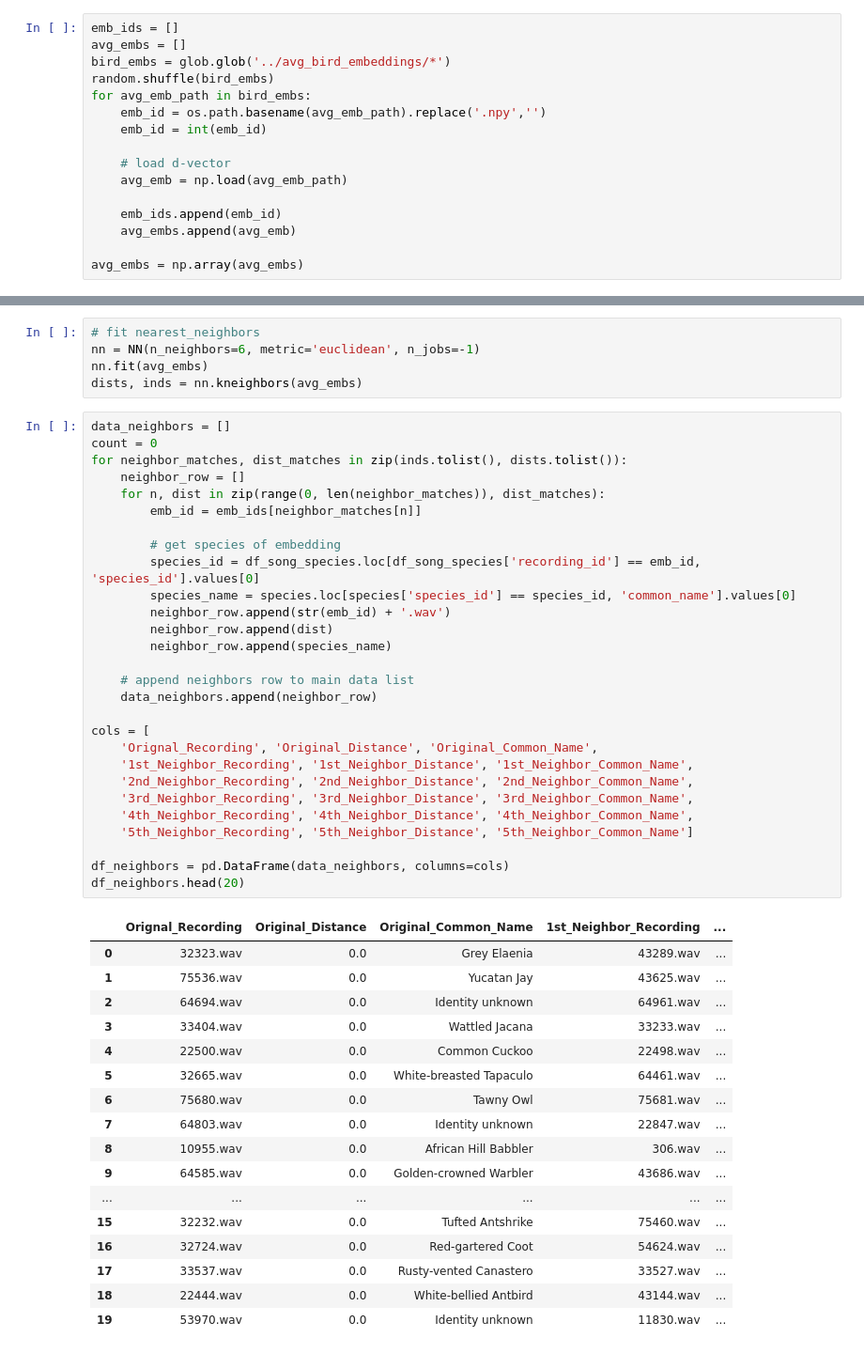
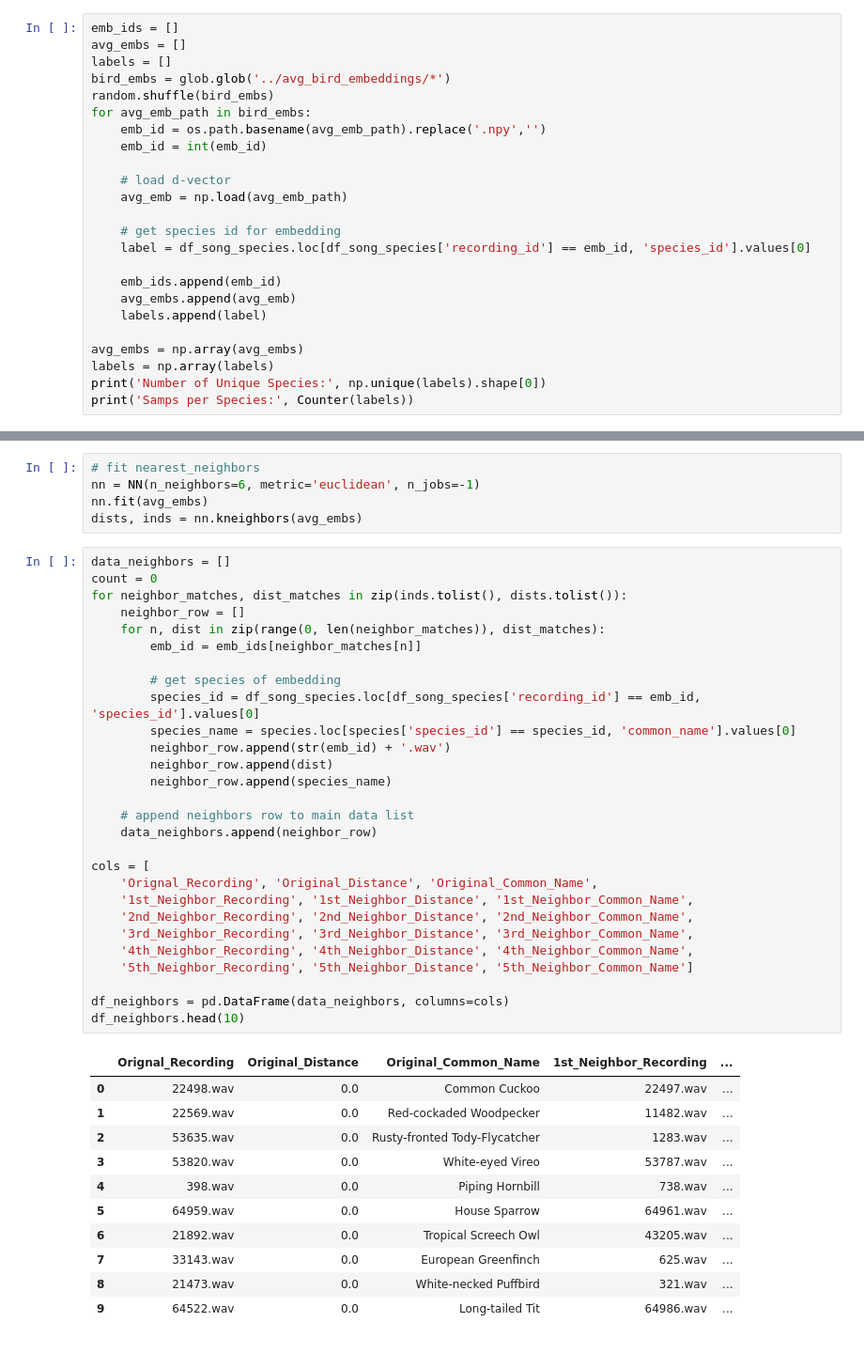
Before and after one commit to jcanad3/wing_speech, a Jupyter notebook: prediction/nearest_neighbors.ipynb, the cells around one changed output, grey strips where cells are left out. Shown at 94% size. Drawn from its saved outputs; the diff is of its cells as text.

```diff
--- a/prediction/nearest_neighbors.ipynb
+++ b/prediction/nearest_neighbors.ipynb
@@ -9,6 +16,7 @@ species = pd.read_csv('../preprocess_data/species_keys.csv')
 # %%
 emb_ids = []
 avg_embs = []
+labels = []
 bird_embs = glob.glob('../avg_bird_embeddings/*')
 random.shuffle(bird_embs)
 for avg_emb_path in bird_embs:
@@ -18,7 +26,14 @@ for avg_emb_path in bird_embs:
     # load d-vector
     avg_emb = np.load(avg_emb_path)
 
+    # get species id for embedding
+    label = df_song_species.loc[df_song_species['recording_id'] == emb_id, 'species_id'].values[0]
+
     emb_ids.append(emb_id)
     avg_embs.append(avg_emb)
+    labels.append(label)
 
 avg_embs = np.array(avg_embs)
+labels = np.array(labels)
+print('Number of Unique Species:', np.unique(labels).shape[0])
+print('Samps per Species:', Counter(labels))
@@ -30,47 +48,41 @@ dists, inds = nn.kneighbors(avg_embs)
 # %%
 data_neighbors = []
 count = 0
 for neighbor_matches, dist_matches in zip(inds.tolist(), dists.tolist()):
     neighbor_row = []
     for n, dist in zip(range(0, len(neighbor_matches)), dist_matches):
         emb_id = emb_ids[neighbor_matches[n]]
 
         # get species of embedding
         species_id = df_song_species.loc[df_song_species['recording_id'] == emb_id, 'species_id'].values[0]
         species_name = species.loc[species['species_id'] == species_id, 'common_name'].values[0]
         neighbor_row.append(str(emb_id) + '.wav')
         neighbor_row.append(dist)
         neighbor_row.append(species_name)
 
     # append neighbors row to main data list
     data_neighbors.append(neighbor_row)
 
 cols = [
     'Orignal_Recording', 'Original_Distance', 'Original_Common_Name',
     '1st_Neighbor_Recording', '1st_Neighbor_Distance', '1st_Neighbor_Common_Name',
     '2nd_Neighbor_Recording', '2nd_Neighbor_Distance', '2nd_Neighbor_Common_Name',
     '3rd_Neighbor_Recording', '3rd_Neighbor_Distance', '3rd_Neighbor_Common_Name',
     '4th_Neighbor_Recording', '4th_Neighbor_Distance', '4th_Neighbor_Common_Name',
     '5th_Neighbor_Recording', '5th_Neighbor_Distance', '5th_Neighbor_Common_Name']
 
 df_neighbors = pd.DataFrame(data_neighbors, columns=cols)
-df_neighbors.head(20)
+df_neighbors.head(10)
 # %% [output]
 |  | Orignal_Recording | Original_Distance | Original_Common_Name | 1st_Neighbor_Recording | ... |
-| 0 | 32323.wav | 0.0 | Grey Elaenia | 43289.wav | ... |
-| 1 | 75536.wav | 0.0 | Yucatan Jay | 43625.wav | ... |
-| 2 | 64694.wav | 0.0 | Identity unknown | 64961.wav | ... |
-| 3 | 33404.wav | 0.0 | Wattled Jacana | 33233.wav | ... |
-| 4 | 22500.wav | 0.0 | Common Cuckoo | 22498.wav | ... |
-| 5 | 32665.wav | 0.0 | White-breasted Tapaculo | 64461.wav | ... |
-| 6 | 75680.wav | 0.0 | Tawny Owl | 75681.wav | ... |
-| 7 | 64803.wav | 0.0 | Identity unknown | 22847.wav | ... |
-| 8 | 10955.wav | 0.0 | African Hill Babbler | 306.wav | ... |
-| 9 | 64585.wav | 0.0 | Golden-crowned Warbler | 43686.wav | ... |
-| ... | ... | ... | ... | ... | ... |
-| 15 | 32232.wav | 0.0 | Tufted Antshrike | 75460.wav | ... |
-| 16 | 32724.wav | 0.0 | Red-gartered Coot | 54624.wav | ... |
-| 17 | 33537.wav | 0.0 | Rusty-vented Canastero | 33527.wav | ... |
-| 18 | 22444.wav | 0.0 | White-bellied Antbird | 43144.wav | ... |
-| 19 | 53970.wav | 0.0 | Identity unknown | 11830.wav | ... |
+| 0 | 22498.wav | 0.0 | Common Cuckoo | 22497.wav | ... |
+| 1 | 22569.wav | 0.0 | Red-cockaded Woodpecker | 11482.wav | ... |
+| 2 | 53635.wav | 0.0 | Rusty-fronted Tody-Flycatcher | 1283.wav | ... |
+| 3 | 53820.wav | 0.0 | White-eyed Vireo | 53787.wav | ... |
+| 4 | 398.wav | 0.0 | Piping Hornbill | 738.wav | ... |
+| 5 | 64959.wav | 0.0 | House Sparrow | 64961.wav | ... |
+| 6 | 21892.wav | 0.0 | Tropical Screech Owl | 43205.wav | ... |
+| 7 | 33143.wav | 0.0 | European Greenfinch | 625.wav | ... |
+| 8 | 21473.wav | 0.0 | White-necked Puffbird | 321.wav | ... |
+| 9 | 64522.wav | 0.0 | Long-tailed Tit | 64986.wav | ... |
 # %%
```
Also changed, not shown: parts of 12 cells of this notebook, 7 other files.
